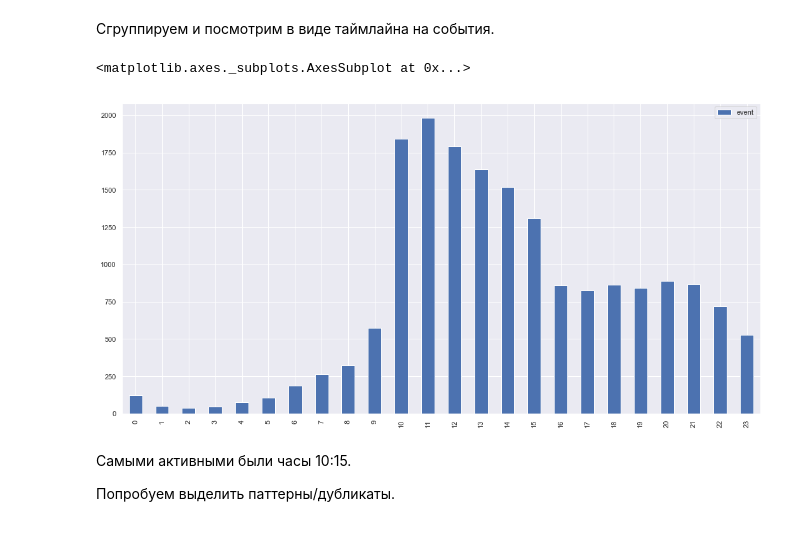
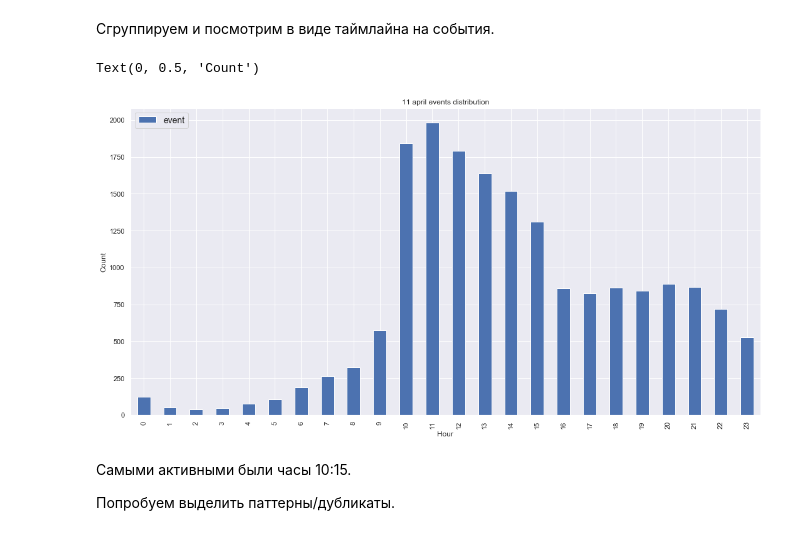
Before and after one commit to Espad/vk_analytics, a Jupyter notebook: vk_adv_analyse.ipynb, the cells around one changed output. Drawn from its saved outputs; the diff is of its cells as text; code cells hidden in the pictures.

Commit message:
fixing texts

```diff
--- a/vk_adv_analyse.ipynb
+++ b/vk_adv_analyse.ipynb
@@ -798,11 +750,16 @@ df_splash_hour_index.head()
 # %% [markdown]
 Сгруппируем и посмотрим в виде таймлайна на события.
 # %%
-df_splash_hour_index.groupby(df_splash_hour_index.index, as_index=False)\
+ax = df_splash_hour_index.groupby(df_splash_hour_index.index, as_index=False)\
 .agg({'event' : 'count'}).plot(kind = 'bar')
+
+ax.legend(loc=2, prop={'size': 14})
+ax.set_title('11 april events distribution')
+ax.set_xlabel('Hour')
+ax.set_ylabel('Count')
 # %% [output]
-<matplotlib.axes._subplots.AxesSubplot at 0x...>
+Text(0, 0.5, 'Count')
-[figure, old version]
+[figure, new version]
 # %% [markdown]
 Самыми активными были часы 10:15.
 
```
Also changed, not shown: parts of 66 cells of this notebook.
